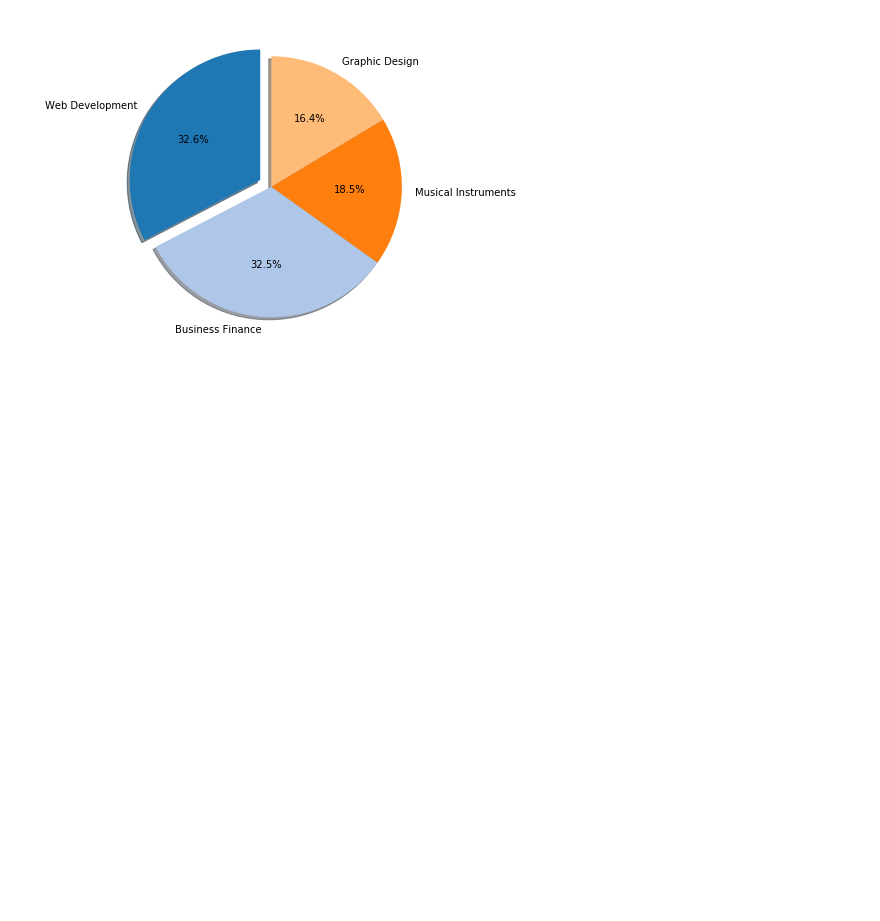
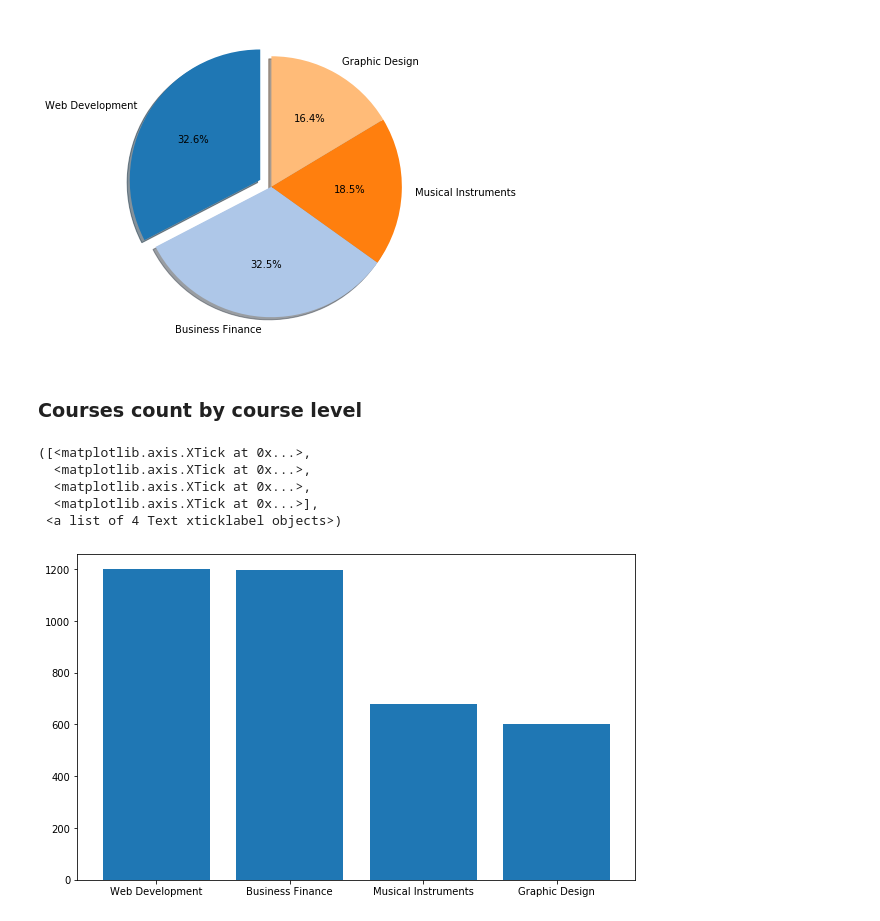
Before and after one commit to eelior/introduction-to-data-science-final-project, a Jupyter notebook: How to Win Udemy.ipynb, the cells around one changed output. Drawn from its saved outputs; the diff is of its cells as text; code cells hidden in the pictures; blank space fills up the shorter version.

```diff
--- a/How to Win Udemy.ipynb
+++ b/How to Win Udemy.ipynb
@@ -364,3 +418,22 @@ HTML("""
 """)
 # %% [output]
 [figure]
+# %% [markdown]
+### Courses count by course level
+# %%
+subject_count = dict(og_data['subject'].value_counts())
+
+subject_labels = list(subject_count.keys())
+subject_values = list(subject_count.values())
+
+
+bar, ax = plt.subplots(figsize=[10,6])
+plt.bar(range(len(subject_count)), subject_values, align='center')
+plt.xticks(range(len(subject_count)), subject_labels)
+# %% [output]
+([<matplotlib.axis.XTick at 0x...>,
+  <matplotlib.axis.XTick at 0x...>,
+  <matplotlib.axis.XTick at 0x...>,
+  <matplotlib.axis.XTick at 0x...>],
+ <a list of 4 Text xticklabel objects>)
+[figure, added]
```
Also changed, not shown: parts of 21 cells of this notebook.
